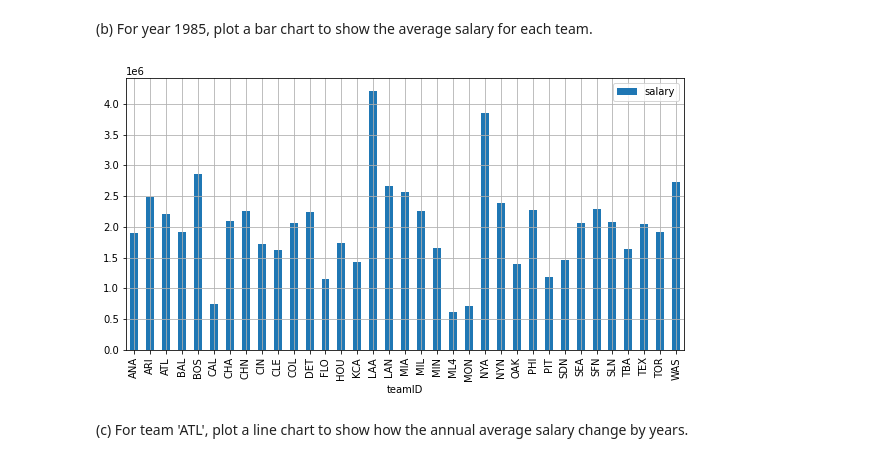
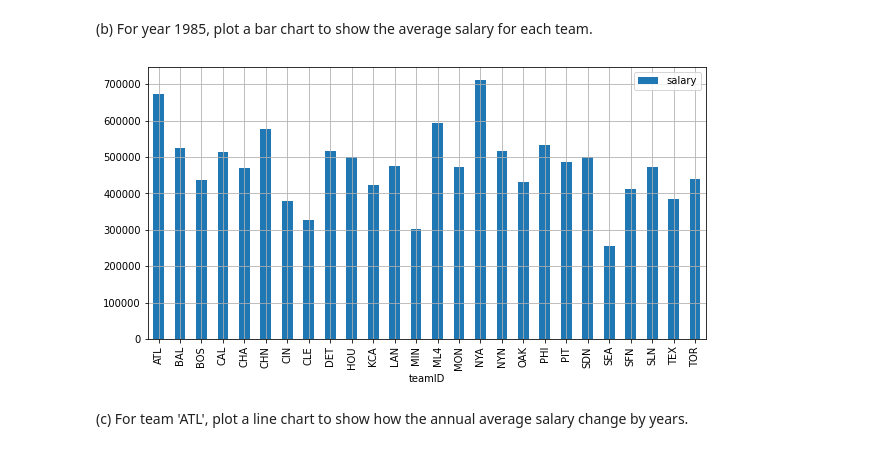
Before and after one commit to anooood/homework0, a Jupyter notebook: INF-552 Lab0.ipynb, the cells around one changed output. Cells and saved outputs as stored; diff of their text form; code cells hidden in the pictures.

```diff
--- a/INF-552 Lab0.ipynb
+++ b/INF-552 Lab0.ipynb
@@ -582,12 +582,13 @@ scatter = df_ATL.plot.scatter(x='yearID',y='salary')
 # %% [markdown]
 (b) For year 1985, plot a bar chart to show the average salary for each team.
 # %%
-avg_salary = df.groupby(['teamID']).mean()
+df_1985 = df.loc[df['yearID'] == 1985]
+avg_salary = df_1985.groupby(['teamID']).mean()
 avg_salary
 bar = avg_salary.plot.bar(y='salary',figsize=(10,5))
 bar.grid()
 # %% [output]
-[figure, old version]
+[figure, new version]
 # %% [markdown]
 (c) For team 'ATL', plot a line chart to show how the annual average salary change by years.
 # %%
```
Also changed, not shown: parts of 2 cells of this notebook.
